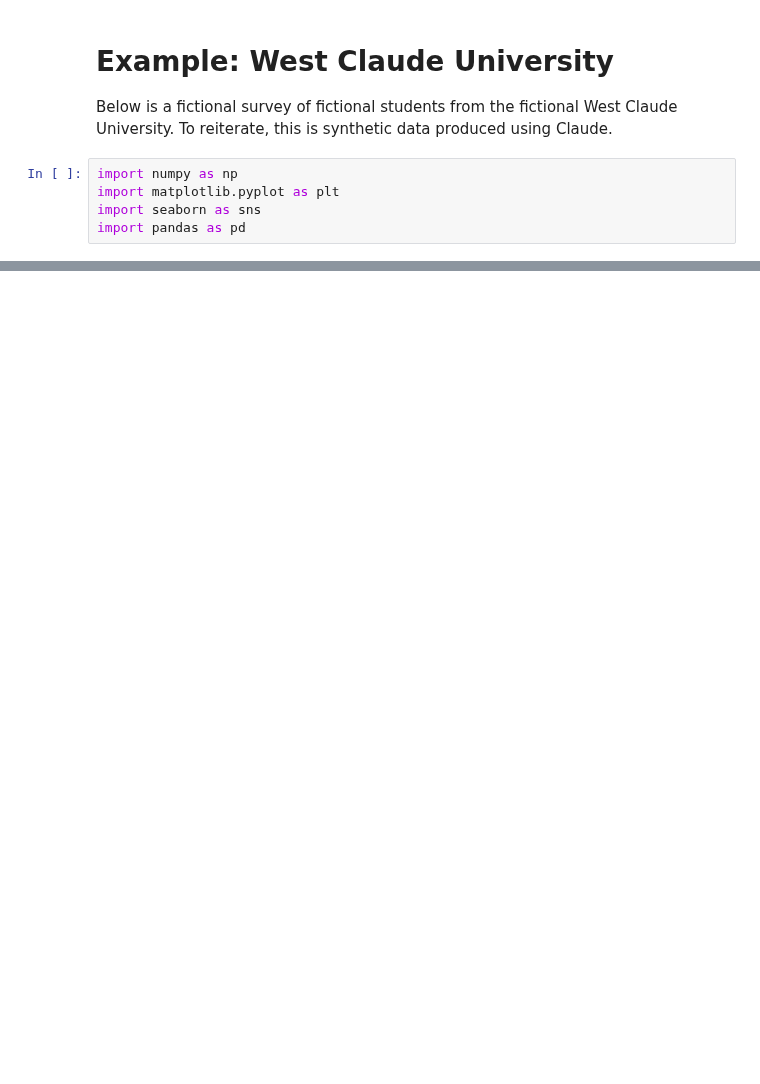
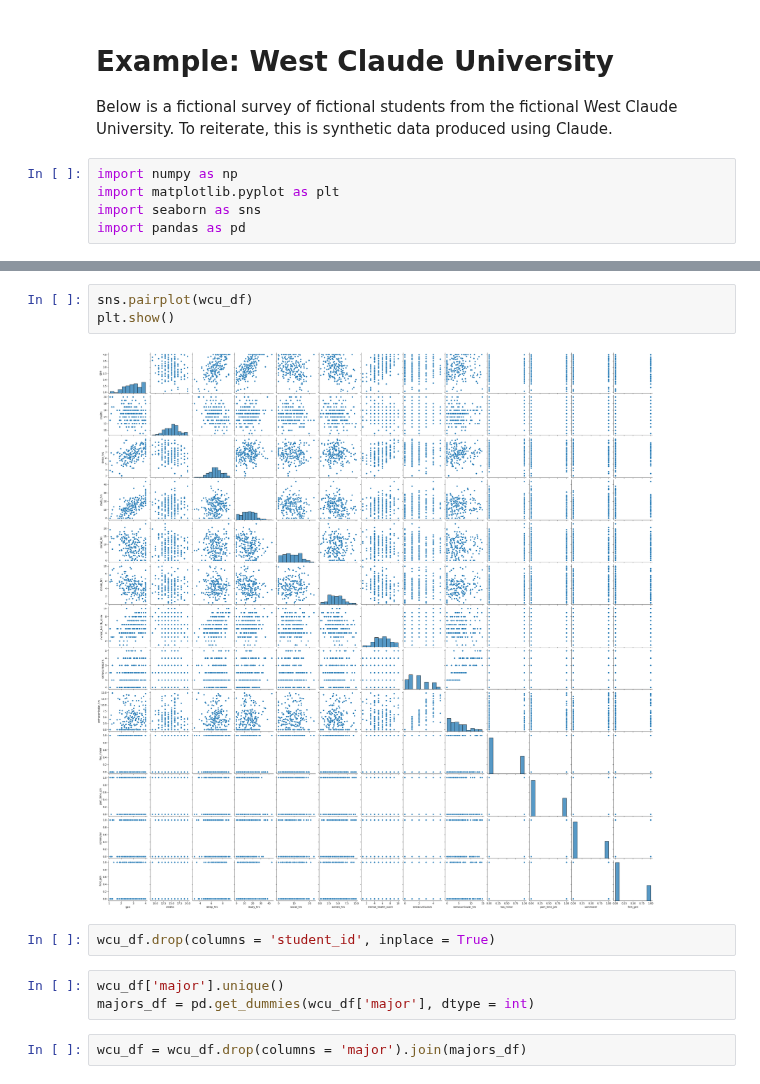
Before and after one commit to GettysburgDataScience/DS325-Notes, a Jupyter notebook: _sources/01_Regression/04_west_claude_example.ipynb, the cells around one changed output, grey strips where cells are left out. Drawn from its saved outputs; the diff is of its cells as text; blank space fills up the shorter version.

```diff
--- a/_sources/01_Regression/04_west_claude_example.ipynb
+++ b/_sources/01_Regression/04_west_claude_example.ipynb
@@ -19,0 +64,12 @@ wcu_df.head()
+# %%
+sns.pairplot(wcu_df)
+plt.show()
+# %% [output]
+[figure, added]
+# %%
+wcu_df.drop(columns = 'student_id', inplace = True)
+# %%
+wcu_df['major'].unique()
+majors_df = pd.get_dummies(wcu_df['major'], dtype = int)
+# %%
+wcu_df = wcu_df.drop(columns = 'major').join(majors_df)
```
Also changed, not shown: parts of 28 cells of this notebook, 29 other files.
